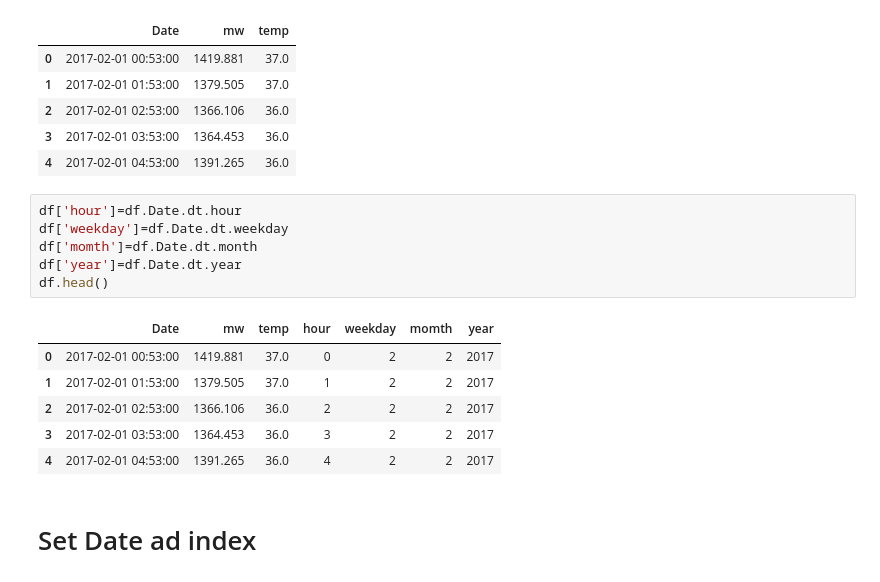
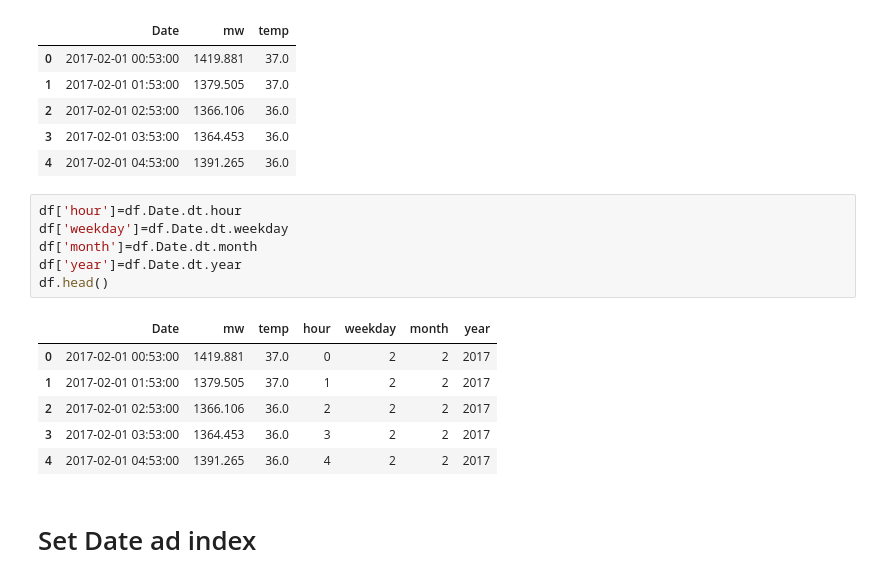
Before and after one commit to mkartheekraj/TimeSeries_Forecasting-Python, a Jupyter notebook: 1st_Project_Energy_Prediction.ipynb, the cells around one changed output. Saved outputs shown, nothing was run; the diff lists cells and outputs as text.

```diff
--- a/1st_Project_Energy_Prediction.ipynb
+++ b/1st_Project_Energy_Prediction.ipynb
@@ -124,11 +124,11 @@ df.head()
 # %%
 df['hour']=df.Date.dt.hour
 df['weekday']=df.Date.dt.weekday
-df['momth']=df.Date.dt.month
+df['month']=df.Date.dt.month
 df['year']=df.Date.dt.year
 df.head()
 # %% [output]
-|  | Date | mw | temp | hour | weekday | momth | year |
+|  | Date | mw | temp | hour | weekday | month | year |
 | 0 | 2017-02-01 00:53:00 | 1419.881 | 37.0 | 0 | 2 | 2 | 2017 |
 | 1 | 2017-02-01 01:53:00 | 1379.505 | 37.0 | 1 | 2 | 2 | 2017 |
 | 2 | 2017-02-01 02:53:00 | 1366.106 | 36.0 | 2 | 2 | 2 | 2017 |
```
Also changed, not shown: parts of 13 cells of this notebook.
